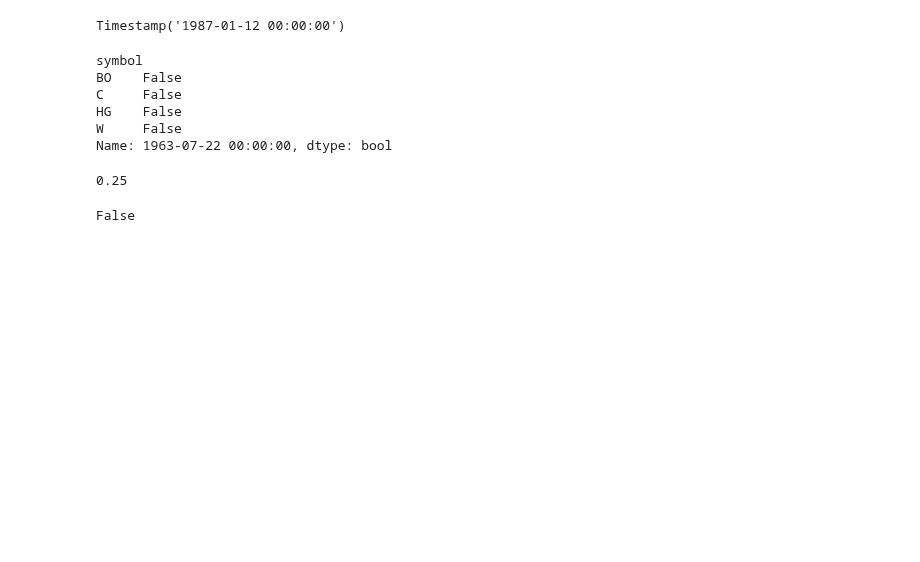
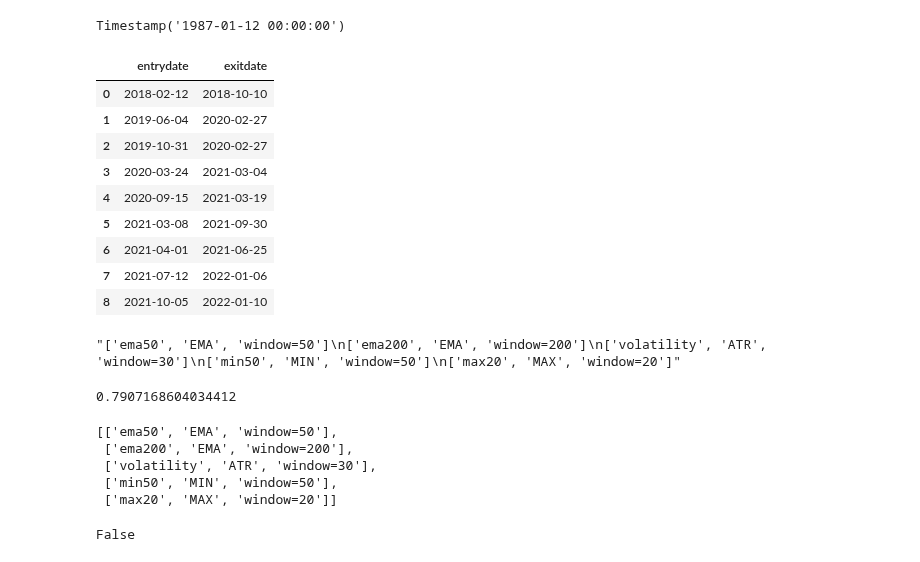
Before and after one commit to zipu/Trading, a Jupyter notebook: backtesting/run.ipynb, the cells around one changed output. Cells and saved outputs as stored; diff of their text form; code cells hidden in the pictures; blank space fills up the shorter version.

```diff
--- a/backtesting/run.ipynb
+++ b/backtesting/run.ipynb
@@ -222,13 +291,19 @@ mask = df.isna().groupby('symbol').any()
-# %%
-mask[~mask]
-# %% [output]
-symbol
-BO    False
-C     False
-HG    False
-W     False
-Name: 1963-07-22 00:00:00, dtype: bool
-# %%
-instruments['NQ'].tickunit
-# %% [output]
-0.25
+# %%
+wins = system.trades.log(result='WIN')
+# %%
+pd.DataFrame(wins)[['entrydate','exitdate']]
+# %% [output]
+|  | entrydate | exitdate |
+| 0 | 2018-02-12 | 2018-10-10 |
+| 1 | 2019-06-04 | 2020-02-27 |
+| 2 | 2019-10-31 | 2020-02-27 |
+| 3 | 2020-03-24 | 2021-03-04 |
+| 4 | 2020-09-15 | 2021-03-19 |
+| 5 | 2021-03-08 | 2021-09-30 |
+| 6 | 2021-04-01 | 2021-06-25 |
+| 7 | 2021-07-12 | 2022-01-06 |
+| 8 | 2021-10-05 | 2022-01-10 |
+# %%
+'\n'.join([str(metric) for metric in system.abstract['metrics']])
+# %% [output]
+"['ema50', 'EMA', 'window=50']\n['ema200', 'EMA', 'window=200']\n['volatility', 'ATR', 'window=30']\n['min50', 'MIN', 'window=50']\n['max20', 'MAX', 'window=20']"
@@ -235,3 +312,15 @@ instruments['NQ'].tickunit
+# %%
+(table.profit/table.entryrisk).mean()
+# %% [output]
+0.7907168604034412
+# %%
+system.abstract['metrics']
+# %% [output]
+[['ema50', 'EMA', 'window=50'],
+ ['ema200', 'EMA', 'window=200'],
+ ['volatility', 'ATR', 'window=30'],
+ ['min50', 'MIN', 'window=50'],
+ ['max20', 'MAX', 'window=20']]
 # %%
 while a:
     print(a.pop())
```
Also changed, not shown: parts of 31 cells of this notebook, 3 other files.
